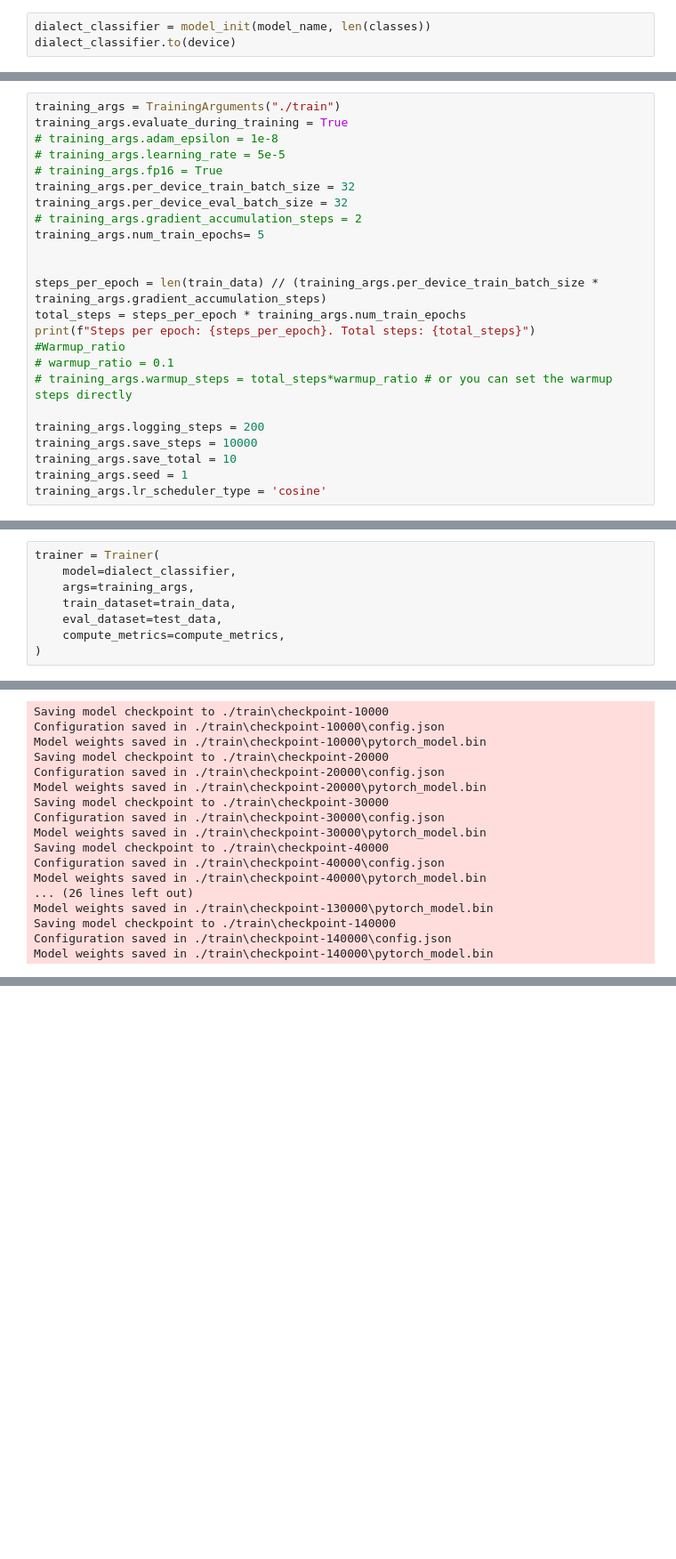
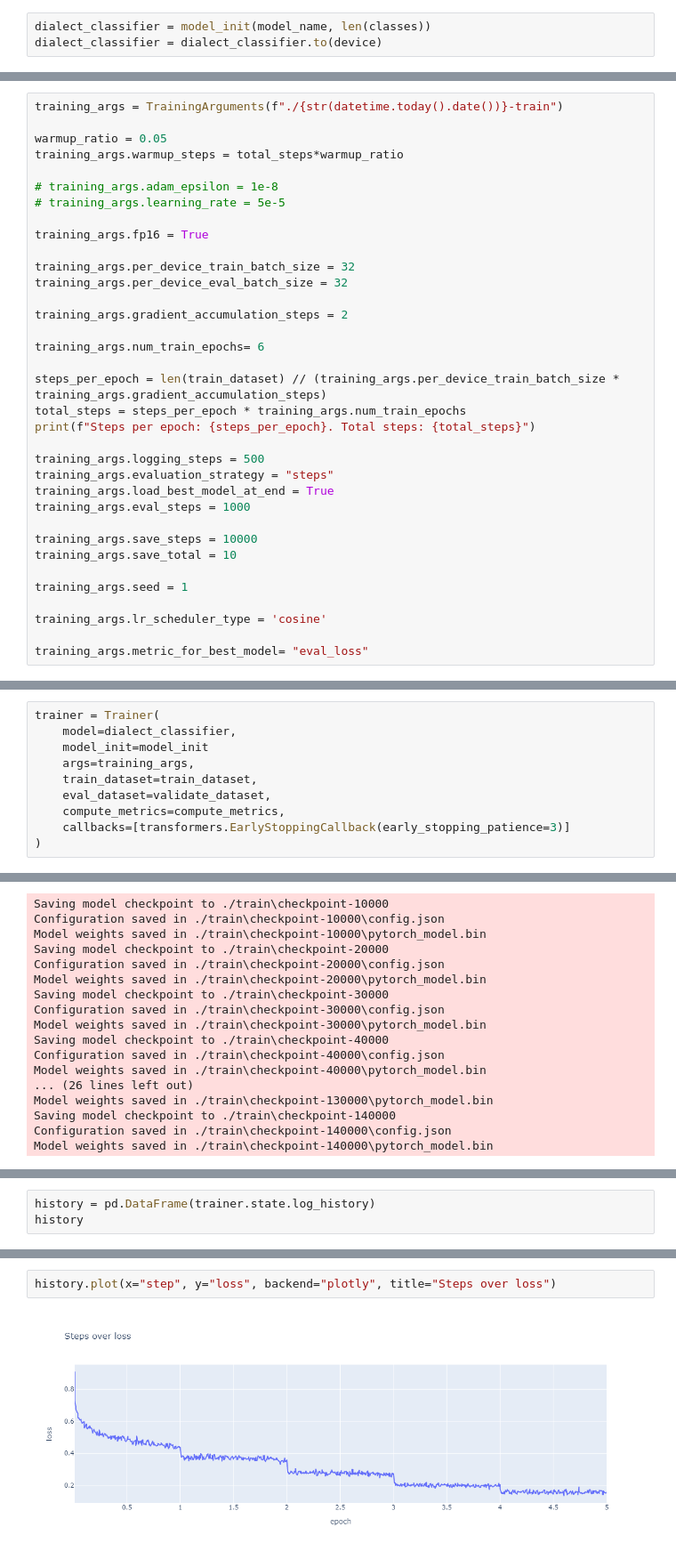
Before and after one commit to d7miiZ/Dialect-Graduation-Project, a Jupyter notebook: code/create_and_train_bert.ipynb, the cells around one changed output, grey strips where cells are left out. Shown: that part at 89% size. Saved outputs shown, nothing was run; the diff lists cells and outputs as text; blank space fills up the shorter version.

Commit message:
Reorganize, add validation set, add plots, add hyperparameter search

```diff
--- a/code/create_and_train_bert.ipynb
+++ b/code/create_and_train_bert.ipynb
@@ -132,3 +183,3 @@ Wall time: 18min 56s
 # %%
 dialect_classifier = model_init(model_name, len(classes))
-dialect_classifier.to(device)
+dialect_classifier = dialect_classifier.to(device)
@@ -158,24 +186,35 @@ BertForSequenceClassification(
 # %%
-training_args = TrainingArguments("./train")
-training_args.evaluate_during_training = True
+training_args = TrainingArguments(f"./{str(datetime.today().date())}-train")
+
+warmup_ratio = 0.05
+training_args.warmup_steps = total_steps*warmup_ratio
+
 # training_args.adam_epsilon = 1e-8
 # training_args.learning_rate = 5e-5
-# training_args.fp16 = True
+
+training_args.fp16 = True
+
 training_args.per_device_train_batch_size = 32
 training_args.per_device_eval_batch_size = 32
-# training_args.gradient_accumulation_steps = 2
-training_args.num_train_epochs= 5
 
+training_args.gradient_accumulation_steps = 2
 
-steps_per_epoch = len(train_data) // (training_args.per_device_train_batch_size * training_args.gradient_accumulation_steps)
+training_args.num_train_epochs= 6
+
+steps_per_epoch = len(train_dataset) // (training_args.per_device_train_batch_size * training_args.gradient_accumulation_steps)
 total_steps = steps_per_epoch * training_args.num_train_epochs
 print(f"Steps per epoch: {steps_per_epoch}. Total steps: {total_steps}")
-#Warmup_ratio
-# warmup_ratio = 0.1
-# training_args.warmup_steps = total_steps*warmup_ratio # or you can set the warmup steps directly
 
-training_args.logging_steps = 200
+training_args.logging_steps = 500
+training_args.evaluation_strategy = "steps"
+training_args.load_best_model_at_end = True
+training_args.eval_steps = 1000
+
 training_args.save_steps = 10000
 training_args.save_total = 10
+
 training_args.seed = 1
+
 training_args.lr_scheduler_type = 'cosine'
+
+training_args.metric_for_best_model= "eval_loss"
@@ -184,10 +221,12 @@ Steps per epoch: 33010. Total steps: 165050
 # %%
 trainer = Trainer(
     model=dialect_classifier,
+    model_init=model_init
     args=training_args,
-    train_dataset=train_data,
-    eval_dataset=test_data,
+    train_dataset=train_dataset,
+    eval_dataset=validate_dataset,
     compute_metrics=compute_metrics,
+    callbacks=[transformers.EarlyStoppingCallback(early_stopping_patience=3)]
 )
 # %%
 trainer.train()
@@ -252,0 +296,3 @@ trainer.evaluate()
+# %%
+history = pd.DataFrame(trainer.state.log_history)
+history
@@ -252,0 +313,4 @@ trainer.evaluate()
+# %%
+history.plot(x="step", y="loss", backend="plotly", title="Steps over loss")
+# %% [output]
+[figure, added]
```
Also changed, not shown: parts of 18 cells of this notebook.
